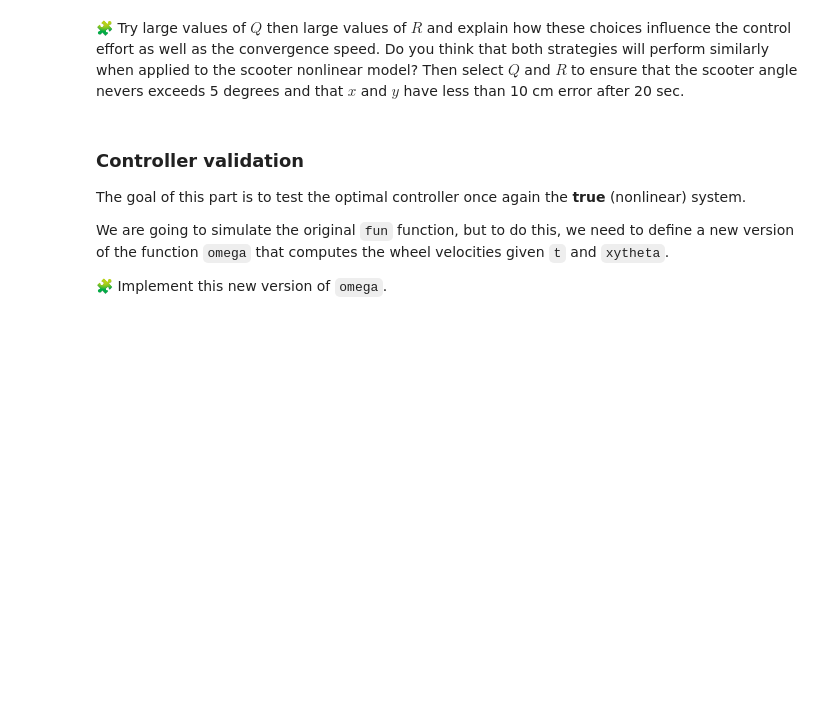
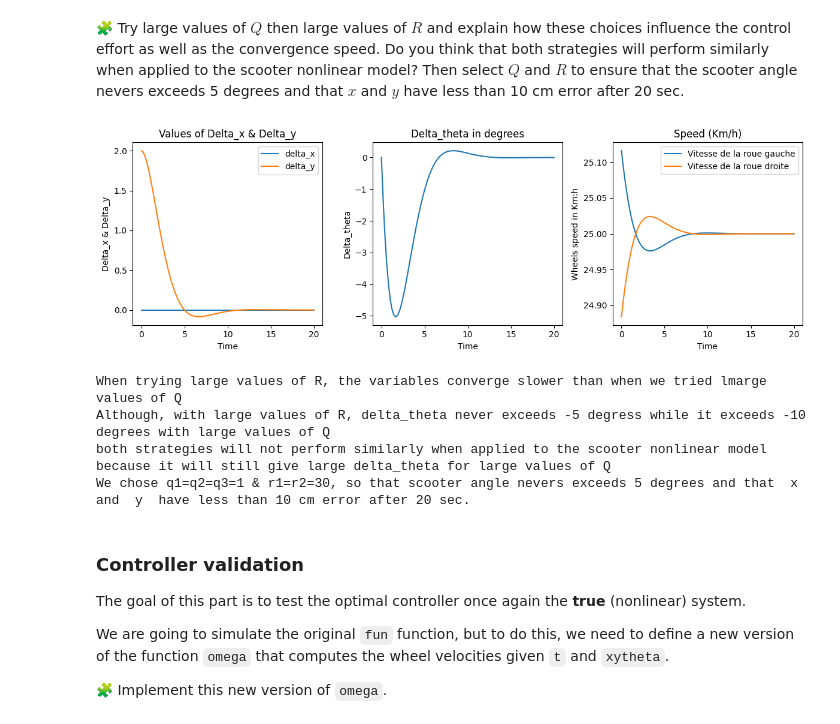
Before and after one commit to idalioua/control-engineering-with-python-project-2023-2024, a Jupyter notebook: Project-part-3.ipynb, the cells around one changed output. Drawn from its saved outputs; the diff is of its cells as text; code cells hidden in the pictures; blank space fills up the shorter version.

```diff
--- a/Project-part-3.ipynb
+++ b/Project-part-3.ipynb
@@ -779,3 +777,67 @@ pass
+# %%
+#For large value of R r&1=r2=30
+Q = np.diag([1,1,1])
+R = np.diag([30,30])
+tf=20
+# Solve the continuous-time algebraic Riccati equation (CARE)
+P = solve_continuous_are(A, B, Q, R)
+
+# Compute K such that the quantity  J  is minimum with " tf=+∞ ".
+K = np.linalg.inv(R) @ B.T @ P
+
+# Compute the poles of the closed-loop system
+A_cl = A - B @ K
+poles = eig(A_cl)[0]
+results = solve_ivp(fun=lin_fun,t_span=[0,20],y0=[0,2,0],dense_output=True, rtol=1e-8, atol=1e-8)
+t = linspace(0,20, 100)
+delta_X=results["sol"](t)
+delta_x, delta_y, delta_theta = delta_X
+
+dOmega = -K@delta_X
+dOmega_l = dOmega[0,:]
+dOmega_r = dOmega[1,:]
+omega_l = dOmega_l +v/r
+omega_r = dOmega_r +v/r
+speed_l=omega_l*r*3.6
+speed_r=omega_r*r*3.6
+
+plt.figure(figsize=(12, 4))
+
+plt.subplot(1, 3, 1)
+plt.plot(t, delta_x,label="delta_x")
+plt.plot(t, delta_y,label="delta_y")
+plt.xlabel('Time')
+plt.ylabel('Delta_x & Delta_y')
+plt.title('Values of Delta_x & Delta_y')
+plt.legend()
+
+plt.subplot(1, 3, 2)
+plt.plot(t, delta_theta*180/pi)
+
+plt.xlabel('Time')
+plt.ylabel('Delta_theta')
+plt.title('Delta_theta in degrees')
+
+plt.subplot(1, 3, 3)
+plt.plot(t, speed_l,label="Vitesse de la roue gauche")
+plt.plot(t, speed_r,label="Vitesse de la roue droite")
+plt.xlabel('Time')
+plt.ylabel('Wheels speed in Km:h')
+plt.title('Speed (Km/h)')
+plt.legend()
+
+plt.tight_layout()
+plt.show()
+print("\nWhen trying large values of R, the variables converge slower than when we tried lmarge values of Q")
+print("Although, with large values of R, delta_theta never exceeds -5 degress while it exceeds -10 degrees with large values of Q")
+print("both strategies will not perform similarly when applied to the scooter nonlinear model because it will still give large delta_theta for large values of Q")
+print("We chose q1=q2=q3=1 & r1=r2=30, so that scooter angle nevers exceeds 5 degrees and that  x  and  y  have less than 10 cm error after 20 sec.")
+# %% [output]
+[figure, added]
+When trying large values of R, the variables converge slower than when we tried lmarge values of Q
+Although, with large values of R, delta_theta never exceeds -5 degress while it exceeds -10 degrees with large values of Q
+both strategies will not perform similarly when applied to the scooter nonlinear model because it will still give large delta_theta for large values of Q
+We chose q1=q2=q3=1 & r1=r2=30, so that scooter angle nevers exceeds 5 degrees and that  x  and  y  have less than 10 cm error after 20 sec.
 # %% [markdown]
 ### Controller validation
 
```
Also changed, not shown: parts of 1 cell of this notebook.
